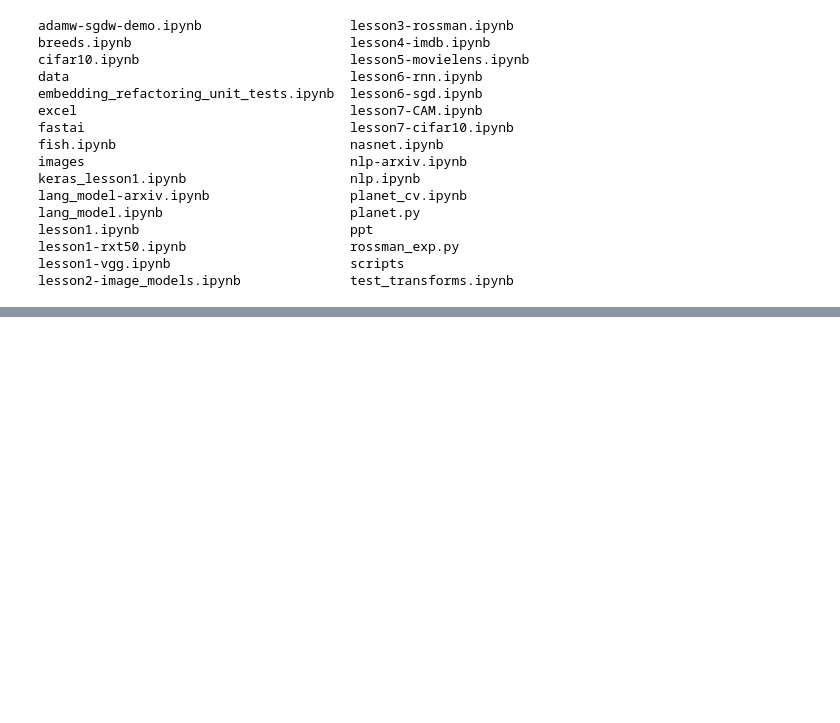
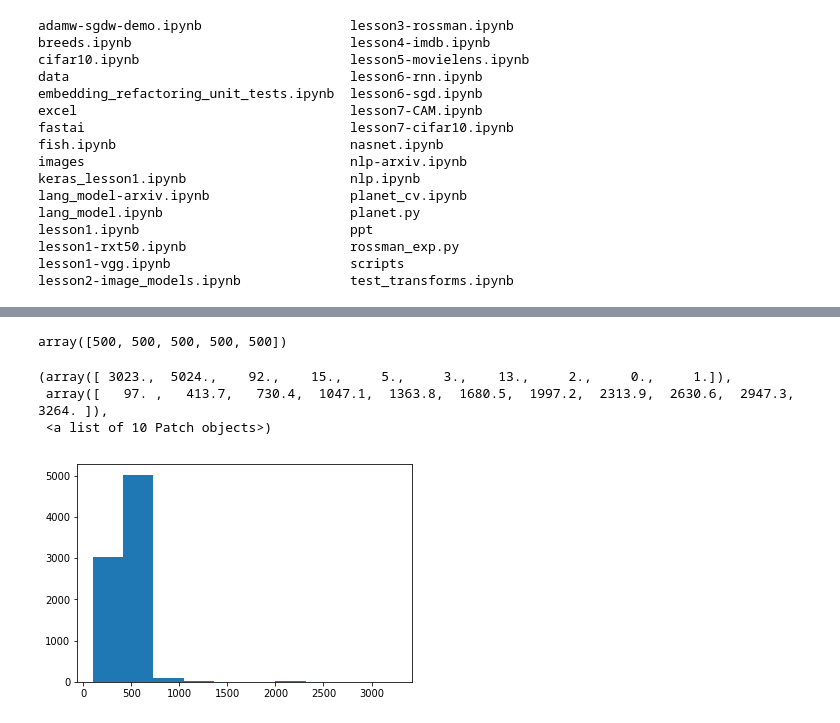
Before and after one commit to c1505/fastai, a Jupyter notebook: courses/dl1/breeds.ipynb, the cells around one changed output, grey strips where cells are left out. Cells and saved outputs as stored; diff of their text form; code cells hidden in the pictures; blank space fills up the shorter version.

```diff
--- a/courses/dl1/breeds.ipynb
+++ b/courses/dl1/breeds.ipynb
@@ -69,0 +164,15 @@ label_df = pd.read_csv(f"{PATH}/labels.csv")
+# %%
+row_sz, col_sz = list(zip(*size_d.values()))
+# %%
+row_sz=np.array(row_sz); col_sz=np.array(col_sz)
+# %%
+row_sz[:5]
+# %% [output]
+array([500, 500, 500, 500, 500])
+# %%
+plt.hist(row_sz) #uses matplotlib
+# %% [output]
+(array([ 3023.,  5024.,    92.,    15.,     5.,     3.,    13.,     2.,     0.,     1.]),
+ array([   97. ,   413.7,   730.4,  1047.1,  1363.8,  1680.5,  1997.2,  2313.9,  2630.6,  2947.3,  3264. ]),
+ <a list of 10 Patch objects>)
+[figure, added]
```
Also changed, not shown: parts of 23 cells of this notebook.
